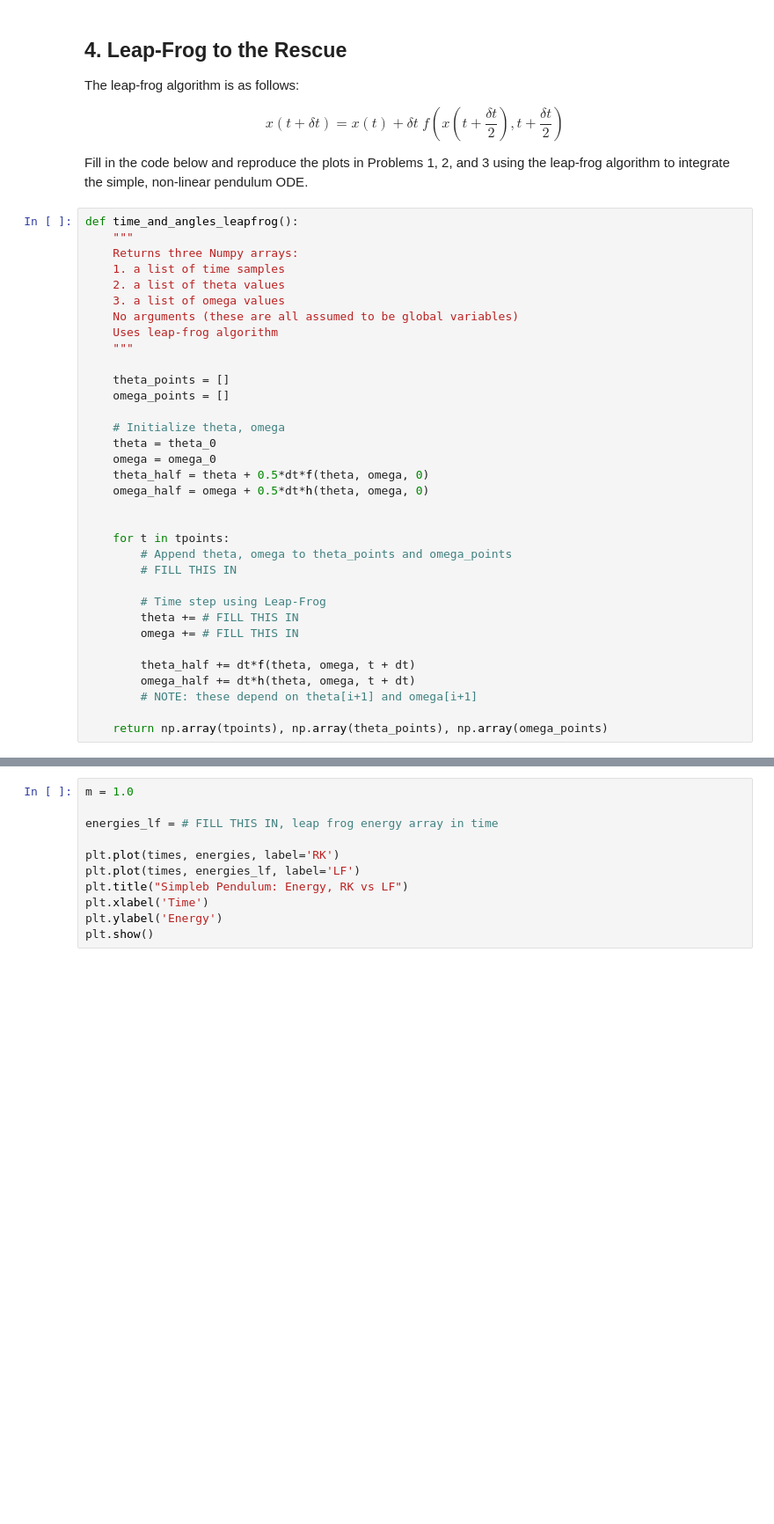
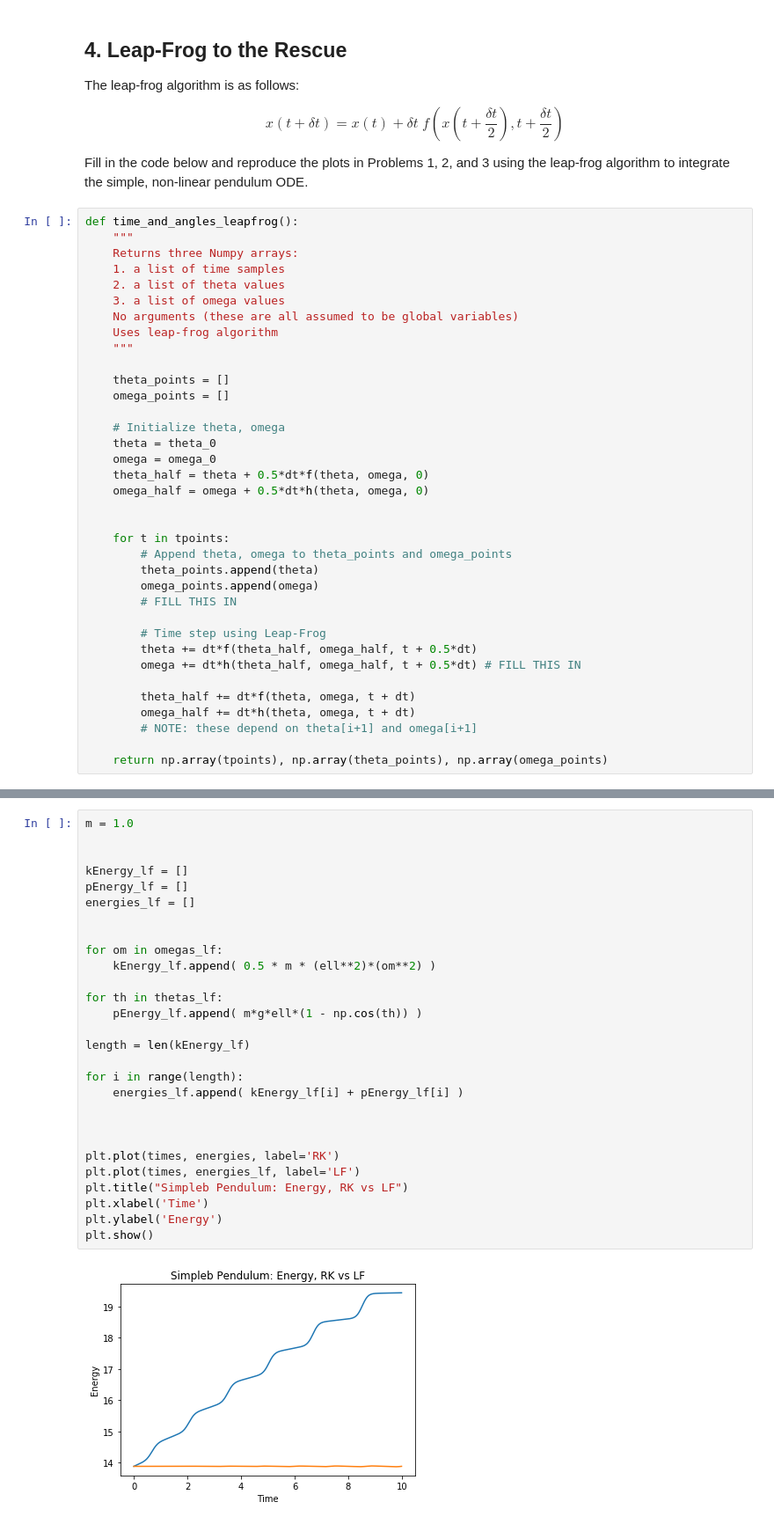
Before and after one commit to Physics177-2018/homework-5b-jamesbg314, a Jupyter notebook: Homework 5b.ipynb, the cells around one changed output, grey strips where cells are left out. Shown: that part at 88% size. Cells and saved outputs as stored; diff of their text form; blank space fills up the shorter version.

```diff
--- a/Homework 5b.ipynb
+++ b/Homework 5b.ipynb
@@ -175,11 +205,13 @@ def time_and_angles_leapfrog():
 
     for t in tpoints:
         # Append theta, omega to theta_points and omega_points
+        theta_points.append(theta)
+        omega_points.append(omega)
         # FILL THIS IN
 
         # Time step using Leap-Frog
-        theta += # FILL THIS IN
-        omega += # FILL THIS IN
+        theta += dt*f(theta_half, omega_half, t + 0.5*dt)
+        omega += dt*h(theta_half, omega_half, t + 0.5*dt) # FILL THIS IN
 
         theta_half += dt*f(theta, omega, t + dt)
         omega_half += dt*h(theta, omega, t + dt)
@@ -210,11 +246,30 @@ plt.show()
 # %%
 m = 1.0
 
-energies_lf = # FILL THIS IN, leap frog energy array in time
+
+kEnergy_lf = []
+pEnergy_lf = []
+energies_lf = []
+
+
+for om in omegas_lf:
+    kEnergy_lf.append( 0.5 * m * (ell**2)*(om**2) )
+
+for th in thetas_lf:
+    pEnergy_lf.append( m*g*ell*(1 - np.cos(th)) )
+
+length = len(kEnergy_lf)
+
+for i in range(length):
+    energies_lf.append( kEnergy_lf[i] + pEnergy_lf[i] )
+
+
 
 plt.plot(times, energies, label='RK')
 plt.plot(times, energies_lf, label='LF')
 plt.title("Simpleb Pendulum: Energy, RK vs LF")
 plt.xlabel('Time')
 plt.ylabel('Energy')
 plt.show()
+# %% [output]
+[figure, added]
```
Also changed, not shown: parts of 10 cells of this notebook.
